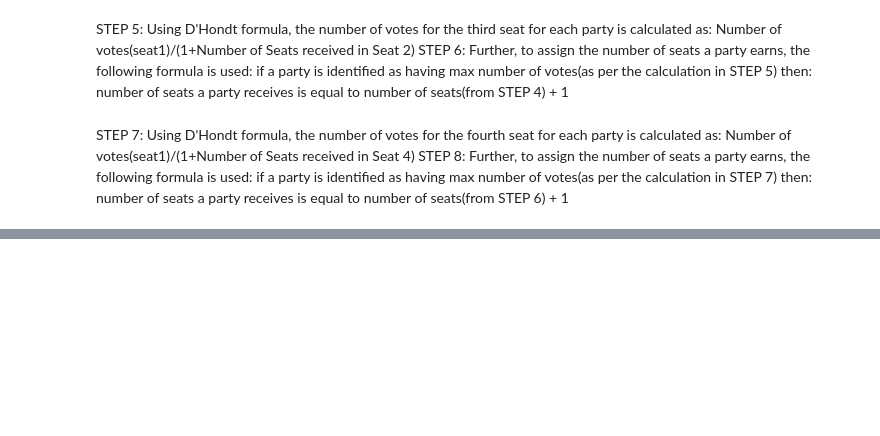
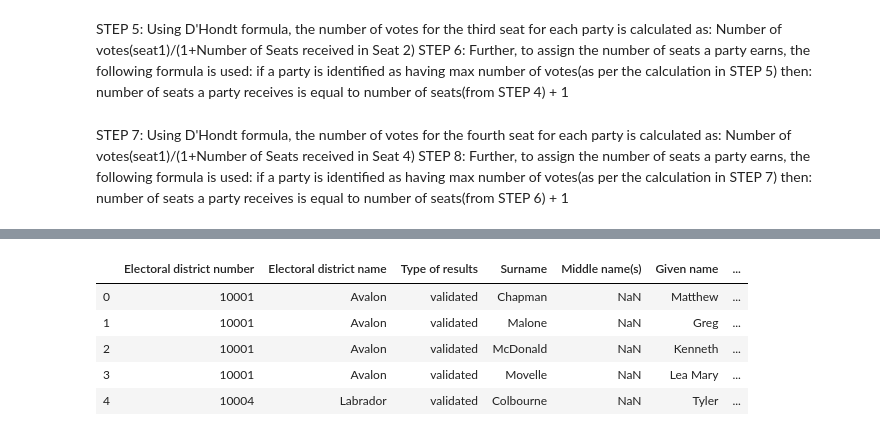
Before and after one commit to Bablibap/Additional-Projects, a Jupyter notebook: Summary.ipynb, the cells around one changed output, grey strips where cells are left out. Saved outputs shown, nothing was run; the diff lists cells and outputs as text; code cells hidden in the pictures; blank space fills up the shorter version.

```diff
--- a/Summary.ipynb
+++ b/Summary.ipynb
@@ -81,0 +106,9 @@ pei.to_csv('Summary.csv')
+# %%
+df_combo.head()
+# %% [output]
+|  | Electoral district number | Electoral district name | Type of results | Surname | Middle name(s) | Given name | ... |
+| 0 | 10001 | Avalon | validated | Chapman | NaN | Matthew | ... |
+| 1 | 10001 | Avalon | validated | Malone | NaN | Greg | ... |
+| 2 | 10001 | Avalon | validated | McDonald | NaN | Kenneth | ... |
+| 3 | 10001 | Avalon | validated | Movelle | NaN | Lea Mary | ... |
+| 4 | 10004 | Labrador | validated | Colbourne | NaN | Tyler | ... |
```
Also changed, not shown: parts of 30 cells of this notebook.
